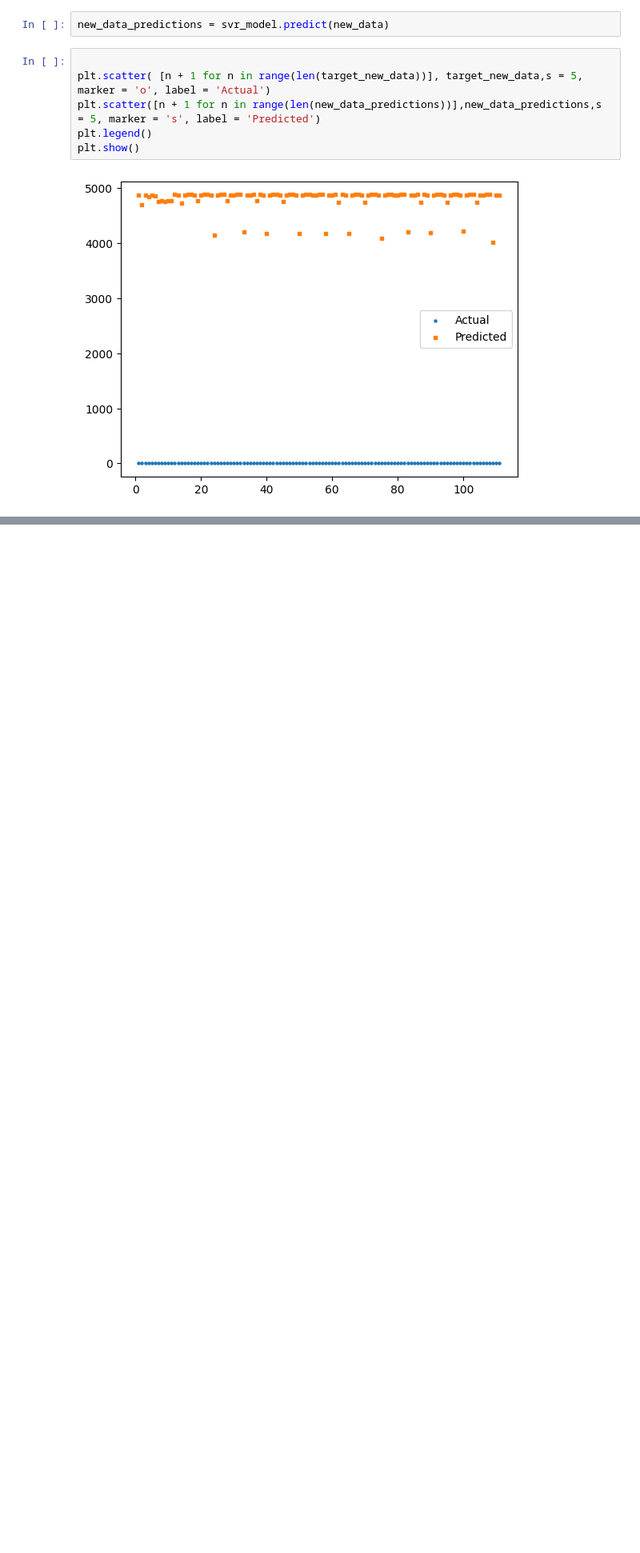
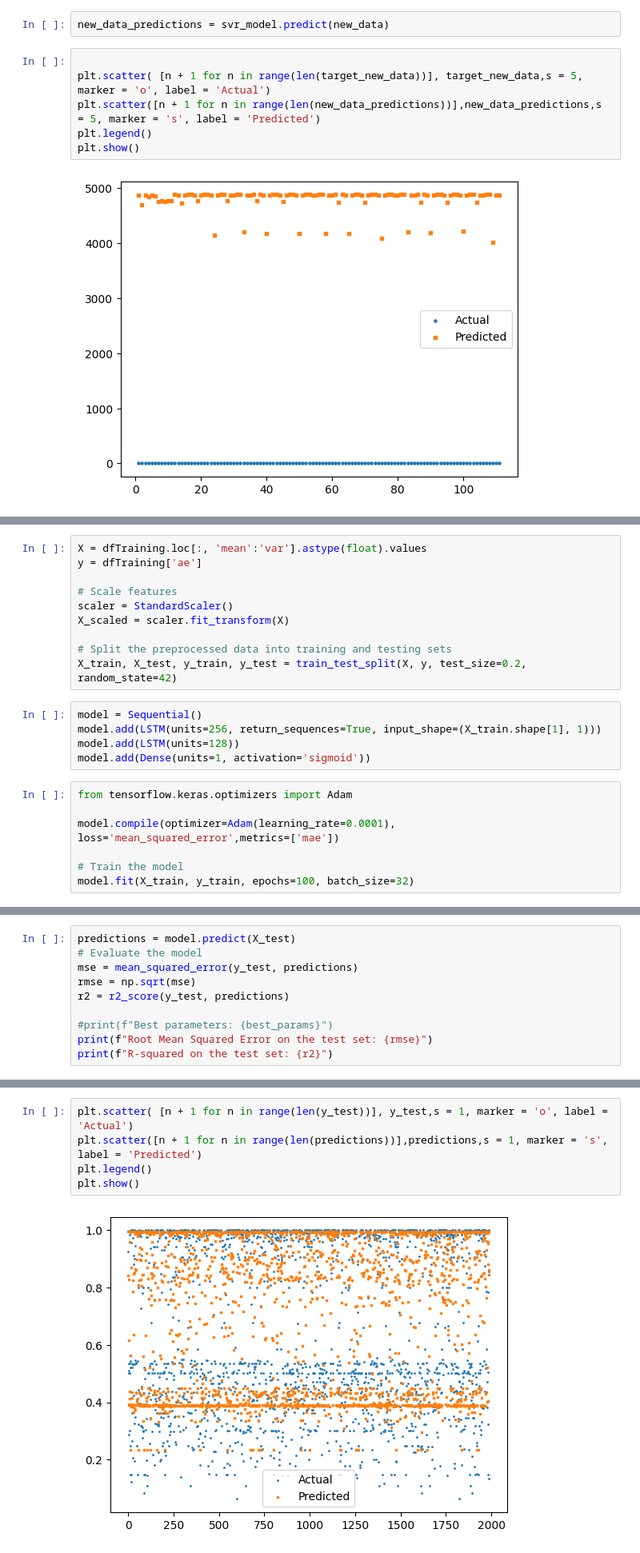
Before and after one commit to onekenoby/3AAI, a Jupyter notebook: SensorAnalysis/ML_Training/ML01/nn_classification_Este.ipynb, the cells around one changed output, grey strips where cells are left out. Shown at 80% size. Saved outputs shown, nothing was run; the diff lists cells and outputs as text; blank space fills up the shorter version.

```diff
--- a/SensorAnalysis/ML_Training/ML01/nn_classification_Este.ipynb
+++ b/SensorAnalysis/ML_Training/ML01/nn_classification_Este.ipynb
@@ -636,0 +773,22 @@ plt.show()
+# %%
+X = dfTraining.loc[:, 'mean':'var'].astype(float).values
+y = dfTraining['ae']
+
+# Scale features
+scaler = StandardScaler()
+X_scaled = scaler.fit_transform(X)
+
+# Split the preprocessed data into training and testing sets
+X_train, X_test, y_train, y_test = train_test_split(X, y, test_size=0.2, random_state=42)
+# %%
+model = Sequential()
+model.add(LSTM(units=256, return_sequences=True, input_shape=(X_train.shape[1], 1)))
+model.add(LSTM(units=128))
+model.add(Dense(units=1, activation='sigmoid'))
+# %%
+from tensorflow.keras.optimizers import Adam
+
+model.compile(optimizer=Adam(learning_rate=0.0001), loss='mean_squared_error',metrics=['mae'])
+
+# Train the model
+model.fit(X_train, y_train, epochs=100, batch_size=32)
@@ -636,0 +816,10 @@ plt.show()
+# %%
+predictions = model.predict(X_test)
+# Evaluate the model
+mse = mean_squared_error(y_test, predictions)
+rmse = np.sqrt(mse)
+r2 = r2_score(y_test, predictions)
+
+#print(f"Best parameters: {best_params}")
+print(f"Root Mean Squared Error on the test set: {rmse}")
+print(f"R-squared on the test set: {r2}")
@@ -636,0 +830,7 @@ plt.show()
+# %%
+plt.scatter( [n + 1 for n in range(len(y_test))], y_test,s = 1, marker = 'o', label = 'Actual')
+plt.scatter([n + 1 for n in range(len(predictions))],predictions,s = 1, marker = 's', label = 'Predicted')
+plt.legend()
+plt.show()
+# %% [output]
+[figure, added]
```
Also changed, not shown: parts of 20 cells of this notebook.
